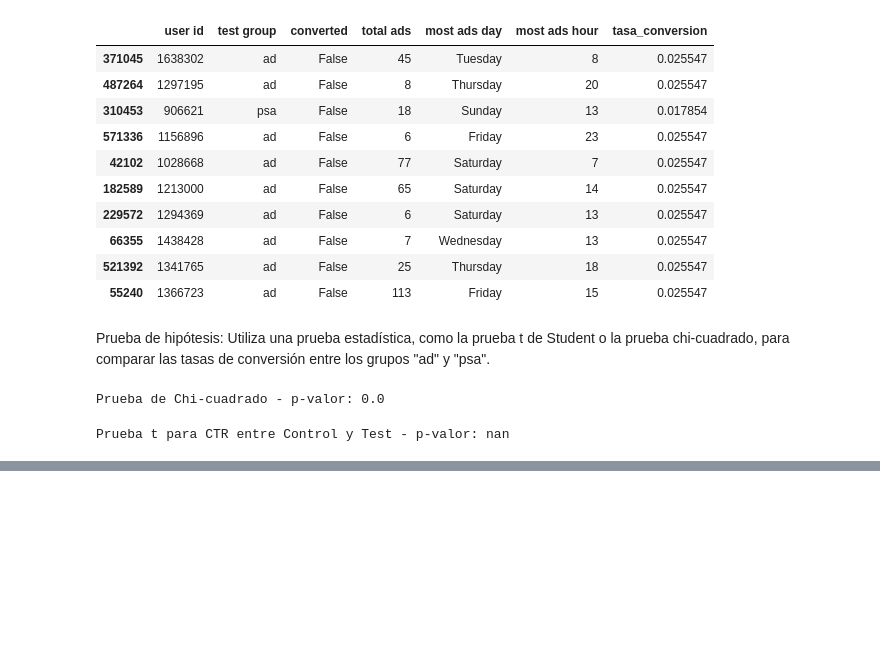
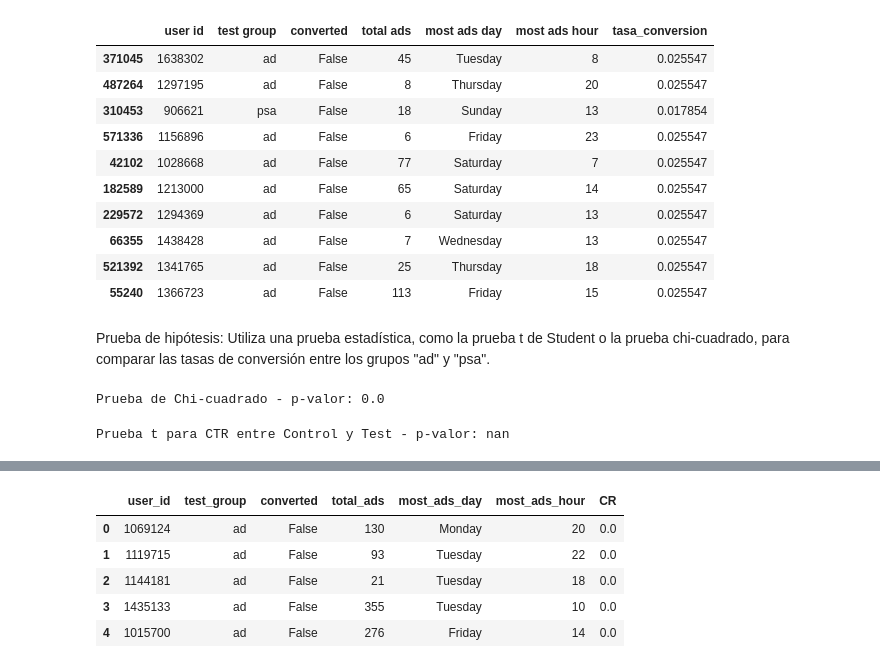
Before and after one commit to Adalab/Promo-F-da-modulo3-sprint2-pairprogramming_YohanaMiriam, a Jupyter notebook: pair_10.ipynb, the cells around one changed output, grey strips where cells are left out. Cells and saved outputs as stored; diff of their text form; code cells hidden in the pictures; blank space fills up the shorter version.

```diff
--- a/pair_10.ipynb
+++ b/pair_10.ipynb
@@ -226,0 +411,14 @@ Prueba t para CTR entre Control y Test - p-valor: nan
+# %%
+
+# calculamos la Tasa de Conversión
+df['CR'] = df['converted'] / df['total_ads']
+
+# mostramos el DataFrame para confirmar que todo ha ido bien.
+df.head()
+# %% [output]
+|  | user_id | test_group | converted | total_ads | most_ads_day | most_ads_hour | CR |
+| 0 | 1069124 | ad | False | 130 | Monday | 20 | 0.0 |
+| 1 | 1119715 | ad | False | 93 | Tuesday | 22 | 0.0 |
+| 2 | 1144181 | ad | False | 21 | Tuesday | 18 | 0.0 |
+| 3 | 1435133 | ad | False | 355 | Tuesday | 10 | 0.0 |
+| 4 | 1015700 | ad | False | 276 | Friday | 14 | 0.0 |
```
Also changed, not shown: parts of 17 cells of this notebook.
